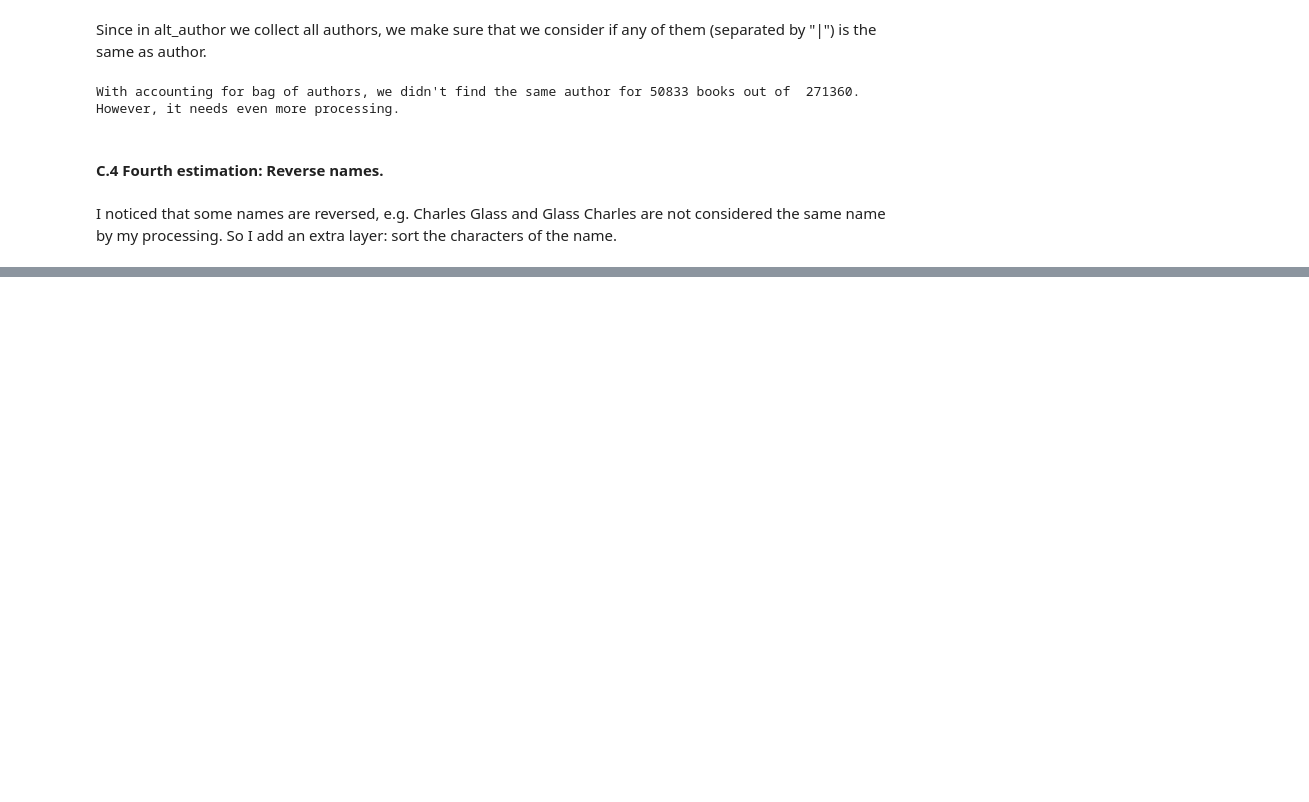
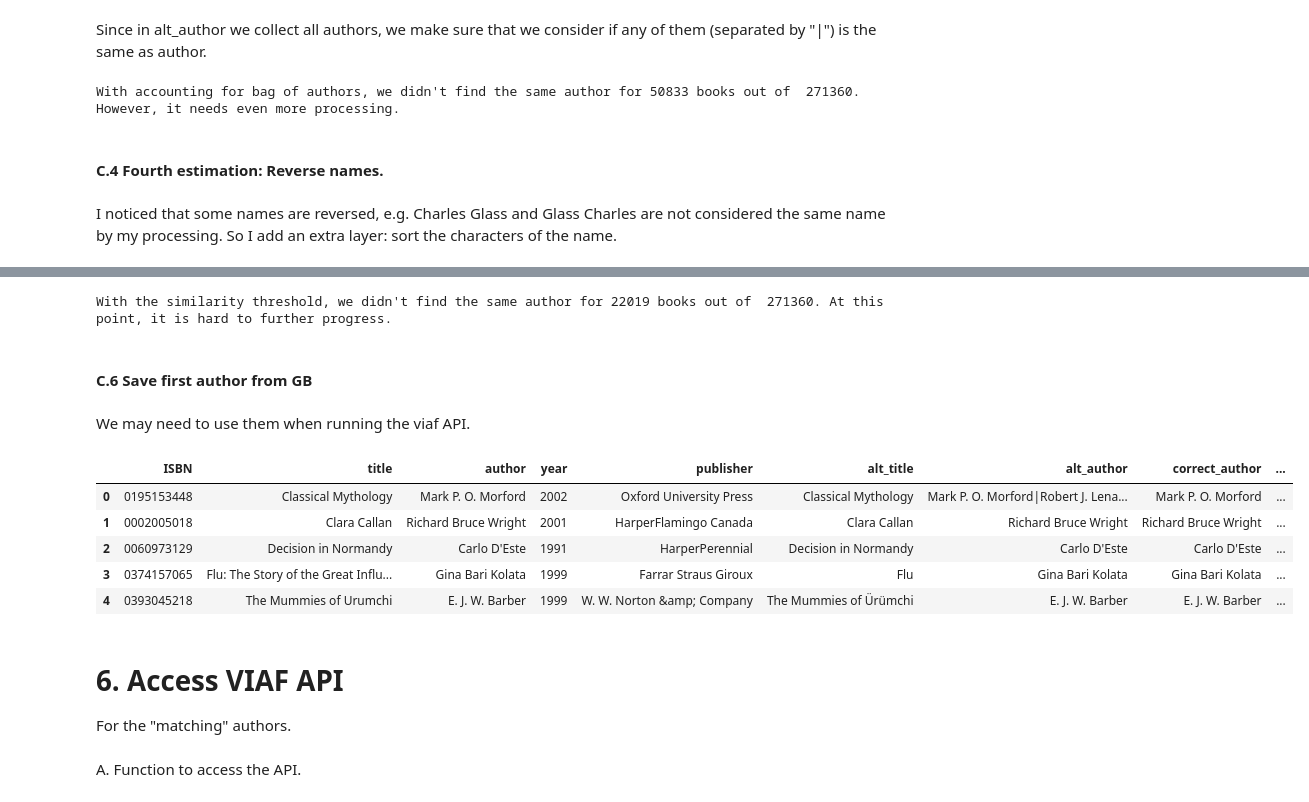
Before and after one commit to SavvinaDaniil/EnrichBookCrossing, a Jupyter notebook: All in one.ipynb, the cells around one changed output, grey strips where cells are left out. Cells and saved outputs as stored; diff of their text form; code cells hidden in the pictures; blank space fills up the shorter version.

```diff
--- a/All in one.ipynb
+++ b/All in one.ipynb
@@ -402,3 +404,13 @@ With accounting for bag of authors, we didn't find the same author for 50833 boo
 #### C.4 Fourth estimation: Reverse names.
 # %% [markdown]
 I noticed that some names are reversed, e.g. Charles Glass and Glass Charles are not considered the same name by my processing. So I add an extra layer: sort the characters of the name.
+# %%
+for index, row in books.iterrows():
+    if row.correct_author=="": # only if we haven't already found the correct author of that book
+        alt_author = row.alt_author
+        bag_of_alt_authors = alt_author.split("|")
+        simplified_bag_of_alt_authors = [sorted(simplify(x)) for x in bag_of_alt_authors]
+        author = sorted(simplify(row.author))
+        for i in range(len(bag_of_alt_authors)):
+            if author==simplified_bag_of_alt_authors[i]:
+                books.at[index, "correct_author"] = bag_of_alt_authors[i]
@@ -404,0 +426,3 @@ I noticed that some names are reversed, e.g. Charles Glass and Glass Charles are
+# %%
+def similarity(a, b):
+    return SequenceMatcher(None, a, b).ratio()
@@ -404,0 +435,39 @@ I noticed that some names are reversed, e.g. Charles Glass and Glass Charles are
+# %%
+for index, row in books.iterrows():
+    if row.correct_author=="": # only if we haven't already found the correct author of that book
+        alt_author = row.alt_author
+        bag_of_alt_authors = alt_author.split("|")
+        simplified_bag_of_alt_authors = [sorted(simplify(x)) for x in bag_of_alt_authors]
+        author = sorted(simplify(row.author))
+
+        max_sim = 0
+        max_i = -1000
+
+        for i in range(len(bag_of_alt_authors)):
+            sim = similarity(author, simplified_bag_of_alt_authors[i])
+            if sim>max_sim:
+                max_sim = sim
+                max_i = i
+
+        if max_sim>=0.7:
+            books.at[index, "correct_author"] = bag_of_alt_authors[max_i]
+# %%
+fifth_estimation = len(books[books.correct_author==""])
+print("With the similarity threshold, we didn't find the same author for", fifth_estimation,"books out of ",str(len(books))+". At this point, it is hard to further progress.")
+# %% [output]
+With the similarity threshold, we didn't find the same author for 22019 books out of  271360. At this point, it is hard to further progress.
+# %% [markdown]
+#### C.6 Save first author from GB
+# %% [markdown]
+We may need to use them when running the viaf API.
+# %%
+books["alt_first_author"] = books.alt_author.apply(lambda x: x.split("|")[0])
+# %%
+books.head()
+# %% [output]
+|  | ISBN | title | author | year | publisher | alt_title | alt_author | correct_author | ... |
+| 0 | 0195153448 | Classical Mythology | Mark P. O. Morford | 2002 | Oxford University Press | Classical Mythology | Mark P. O. Morford|Robert J. Lena... | Mark P. O. Morford | ... |
+| 1 | 0002005018 | Clara Callan | Richard Bruce Wright | 2001 | HarperFlamingo Canada | Clara Callan | Richard Bruce Wright | Richard Bruce Wright | ... |
+| 2 | 0060973129 | Decision in Normandy | Carlo D'Este | 1991 | HarperPerennial | Decision in Normandy | Carlo D'Este | Carlo D'Este | ... |
+| 3 | 0374157065 | Flu: The Story of the Great Influ... | Gina Bari Kolata | 1999 | Farrar Straus Giroux | Flu | Gina Bari Kolata | Gina Bari Kolata | ... |
+| 4 | 0393045218 | The Mummies of Urumchi | E. J. W. Barber | 1999 | W. W. Norton &amp; Company | The Mummies of Ürümchi | E. J. W. Barber | E. J. W. Barber | ... |
@@ -404,0 +476,3 @@ I noticed that some names are reversed, e.g. Charles Glass and Glass Charles are
+# %% [markdown]
+# 6. Access VIAF API
+For the "matching" authors.
@@ -404,0 +481,2 @@ I noticed that some names are reversed, e.g. Charles Glass and Glass Charles are
+# %% [markdown]
+A. Function to access the API.
```
Also changed, not shown: parts of 18 cells of this notebook, 7 other files.
